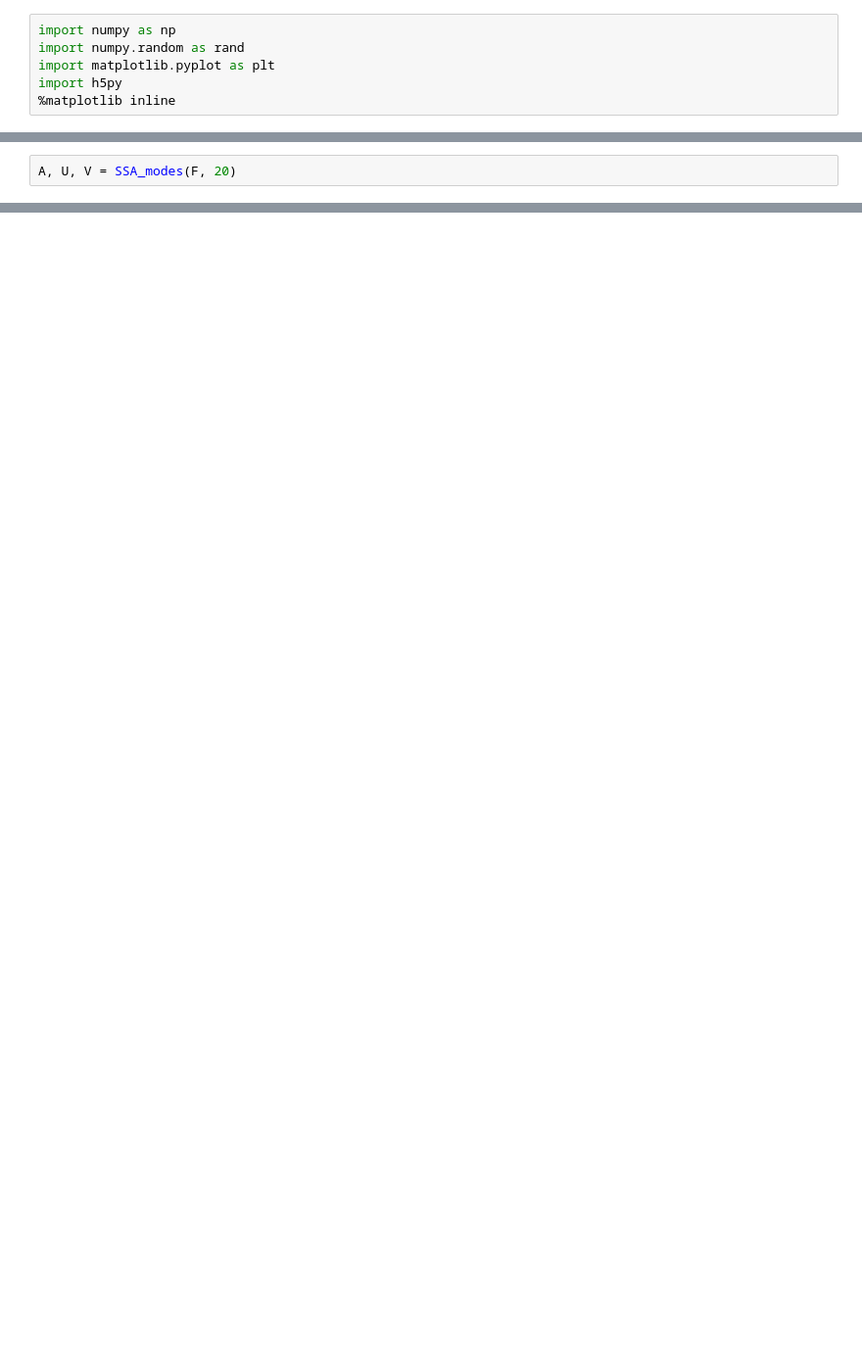
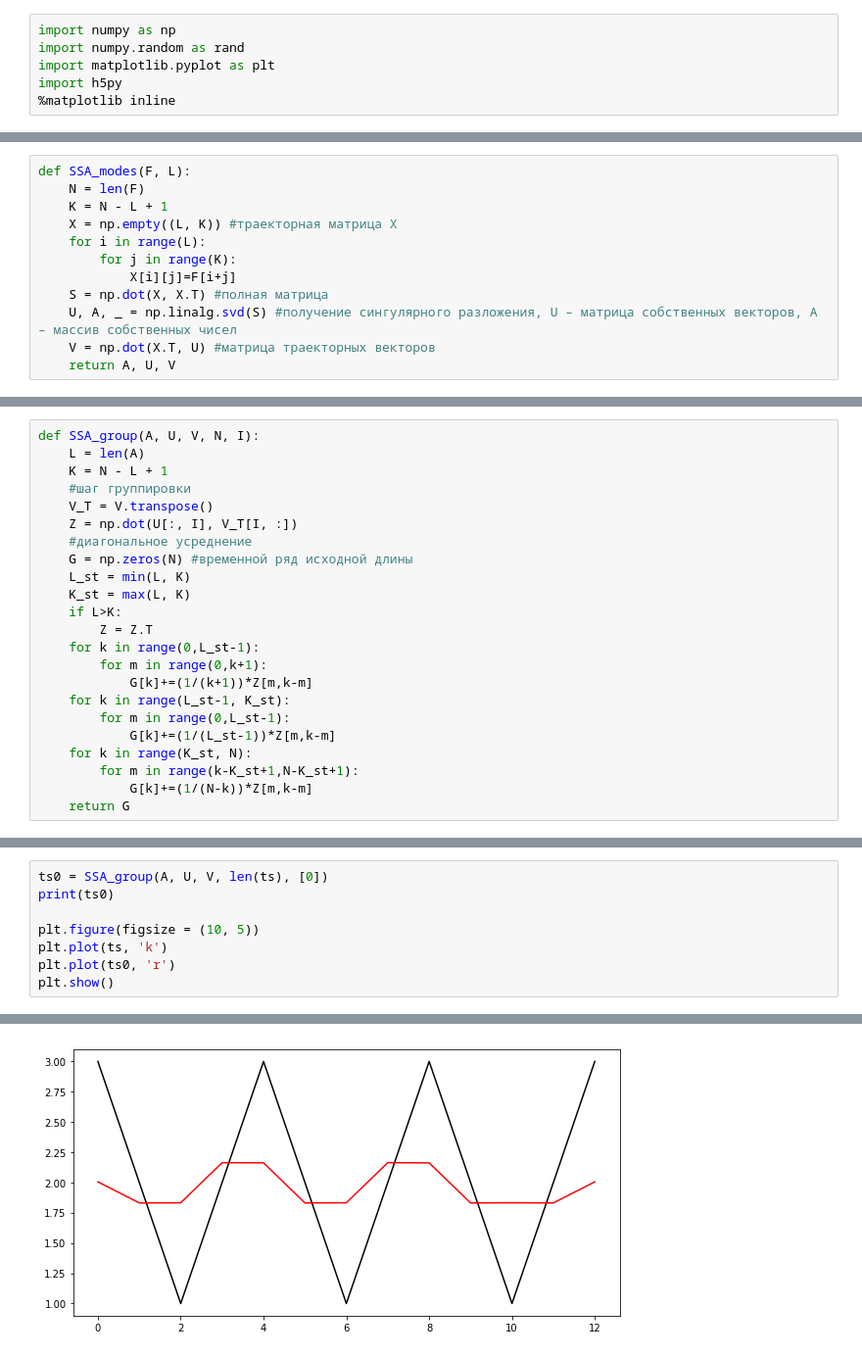
Before and after one commit to Tsypaev/time-series-analysis, a Jupyter notebook: 5LR/5-timeSeries.ipynb, the cells around one changed output, grey strips where cells are left out. Shown at 98% size. Saved outputs shown, nothing was run; the diff lists cells and outputs as text; blank space fills up the shorter version.

```diff
--- a/5LR/5-timeSeries.ipynb
+++ b/5LR/5-timeSeries.ipynb
@@ -250,2 +12,0 @@ plt.show()
-# %%
-A, U, V = SSA_modes(F, 20)
@@ -534,0 +15,12 @@ plt.show()
+# %%
+def SSA_modes(F, L):
+    N = len(F)
+    K = N - L + 1
+    X = np.empty((L, K)) #траекторная матрица X
+    for i in range(L):
+        for j in range(K):
+            X[i][j]=F[i+j]
+    S = np.dot(X, X.T) #полная матрица
+    U, A, _ = np.linalg.svd(S) #получение сингулярного разложения, U – матрица собственных векторов, A – массив собственных чисел
+    V = np.dot(X.T, U) #матрица траекторных векторов
+    return A, U, V
@@ -534,0 +58,23 @@ plt.show()
+# %%
+def SSA_group(A, U, V, N, I):
+    L = len(A)
+    K = N - L + 1
+    #шаг группировки
+    V_T = V.transpose()
+    Z = np.dot(U[:, I], V_T[I, :])
+    #диагональное усреднение
+    G = np.zeros(N) #временной ряд исходной длины
+    L_st = min(L, K)
+    K_st = max(L, K)
+    if L>K:
+        Z = Z.T
+    for k in range(0,L_st-1):
+        for m in range(0,k+1):
+            G[k]+=(1/(k+1))*Z[m,k-m]
+    for k in range(L_st-1, K_st):
+        for m in range(0,L_st-1):
+            G[k]+=(1/(L_st-1))*Z[m,k-m]
+    for k in range(K_st, N):
+        for m in range(k-K_st+1,N-K_st+1):
+            G[k]+=(1/(N-k))*Z[m,k-m]
+    return G
@@ -534,0 +90,9 @@ plt.show()
+# %%
+ts0 = SSA_group(A, U, V, len(ts), [0])
+print(ts0)
+
+plt.figure(figsize = (10, 5))
+plt.plot(ts, 'k')
+plt.plot(ts0, 'r')
+plt.show()
+# %% [output]
@@ -534,0 +102 @@ plt.show()
+[figure, added]
```
Also changed, not shown: parts of 120 cells of this notebook, 1 other file.
